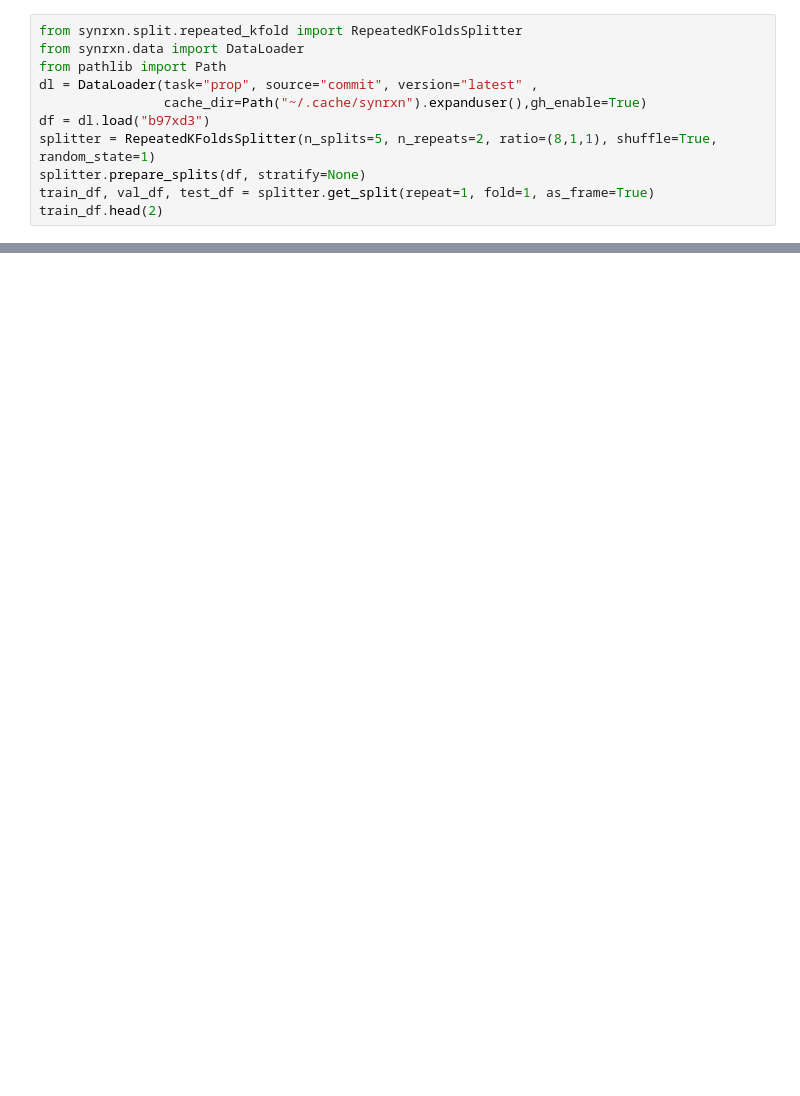
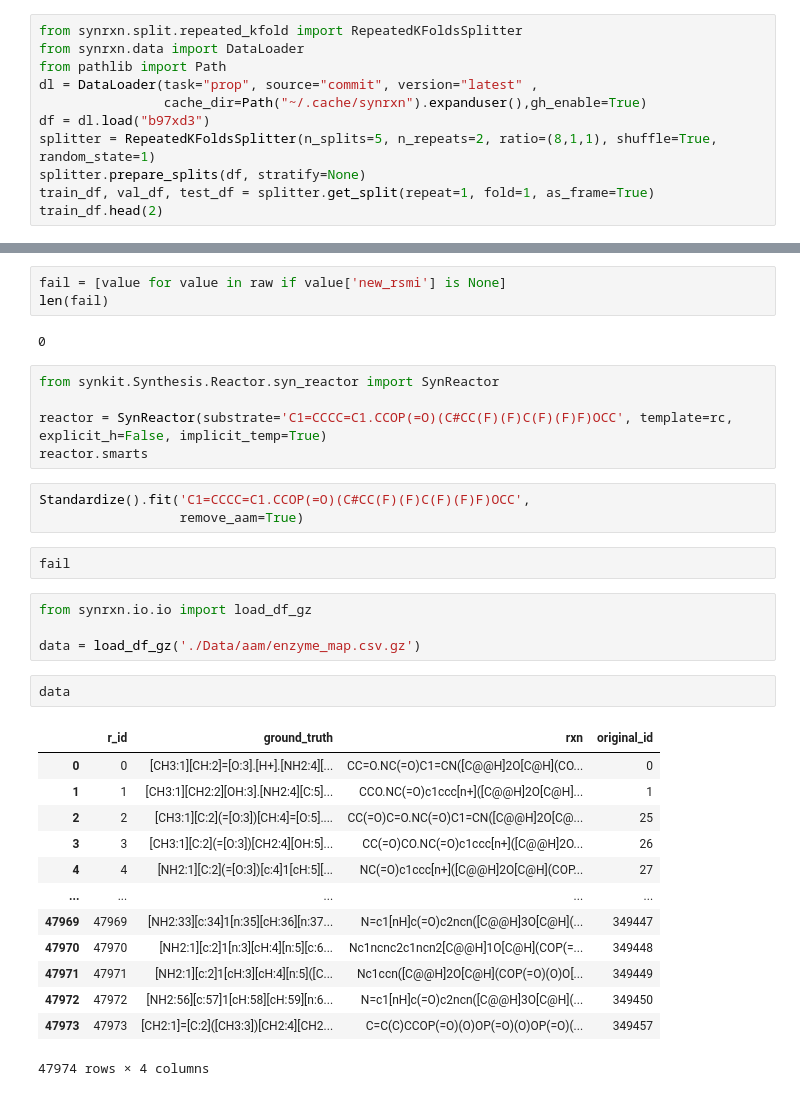
Before and after one commit to TieuLongPhan/SynRXN, a Jupyter notebook: example.ipynb, the cells around one changed output, grey strips where cells are left out. Drawn from its saved outputs; the diff is of its cells as text; blank space fills up the shorter version.

```diff
--- a/example.ipynb
+++ b/example.ipynb
@@ -51,0 +496,35 @@ train_df.head(2)
+# %%
+fail = [value for value in raw if value['new_rsmi'] is None]
+len(fail)
+# %% [output]
+0
+# %%
+from synkit.Synthesis.Reactor.syn_reactor import SynReactor
+
+reactor = SynReactor(substrate='C1=CCCC=C1.CCOP(=O)(C#CC(F)(F)C(F)(F)F)OCC', template=rc, explicit_h=False, implicit_temp=True)
+reactor.smarts
+# %%
+Standardize().fit('C1=CCCC=C1.CCOP(=O)(C#CC(F)(F)C(F)(F)F)OCC',
+                  remove_aam=True)
+# %%
+fail
+# %%
+from synrxn.io.io import load_df_gz
+
+data = load_df_gz('./Data/aam/enzyme_map.csv.gz')
+# %%
+data
+# %% [output]
+|  | r_id | ground_truth | rxn | original_id |
+| 0 | 0 | [CH3:1][CH:2]=[O:3].[H+].[NH2:4][... | CC=O.NC(=O)C1=CN([C@@H]2O[C@H](CO... | 0 |
+| 1 | 1 | [CH3:1][CH2:2][OH:3].[NH2:4][C:5]... | CCO.NC(=O)c1ccc[n+]([C@@H]2O[C@H]... | 1 |
+| 2 | 2 | [CH3:1][C:2](=[O:3])[CH:4]=[O:5].... | CC(=O)C=O.NC(=O)C1=CN([C@@H]2O[C@... | 25 |
+| 3 | 3 | [CH3:1][C:2](=[O:3])[CH2:4][OH:5]... | CC(=O)CO.NC(=O)c1ccc[n+]([C@@H]2O... | 26 |
+| 4 | 4 | [NH2:1][C:2](=[O:3])[c:4]1[cH:5][... | NC(=O)c1ccc[n+]([C@@H]2O[C@H](COP... | 27 |
+| ... | ... | ... | ... | ... |
+| 47969 | 47969 | [NH2:33][c:34]1[n:35][cH:36][n:37... | N=c1[nH]c(=O)c2ncn([C@@H]3O[C@H](... | 349447 |
+| 47970 | 47970 | [NH2:1][c:2]1[n:3][cH:4][n:5][c:6... | Nc1ncnc2c1ncn2[C@@H]1O[C@H](COP(=... | 349448 |
+| 47971 | 47971 | [NH2:1][c:2]1[cH:3][cH:4][n:5]([C... | Nc1ccn([C@@H]2O[C@H](COP(=O)(O)O[... | 349449 |
+| 47972 | 47972 | [NH2:56][c:57]1[cH:58][cH:59][n:6... | N=c1[nH]c(=O)c2ncn([C@@H]3O[C@H](... | 349450 |
+| 47973 | 47973 | [CH2:1]=[C:2]([CH3:3])[CH2:4][CH2... | C=C(C)CCOP(=O)(O)OP(=O)(O)OP(=O)(... | 349457 |
+47974 rows × 4 columns
```
Also changed, not shown: parts of 33 cells of this notebook, 54 other files.
